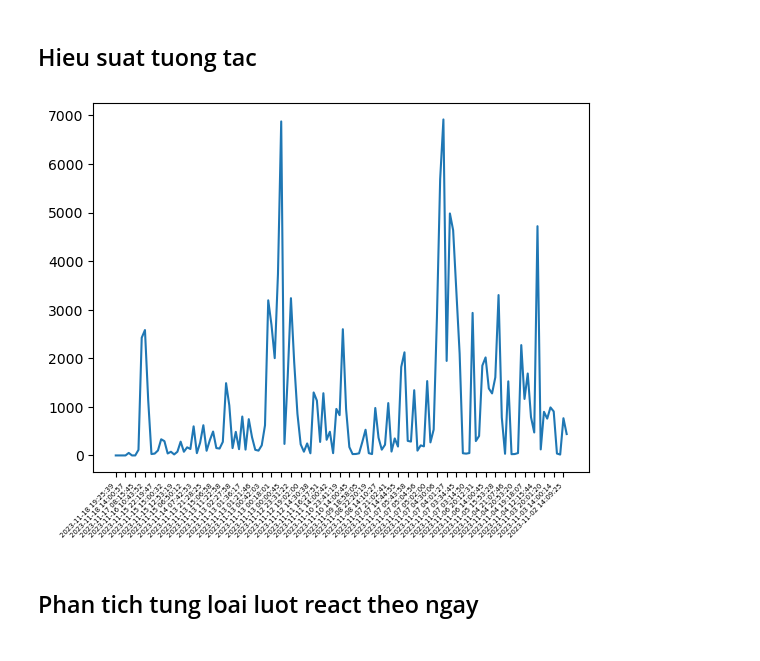
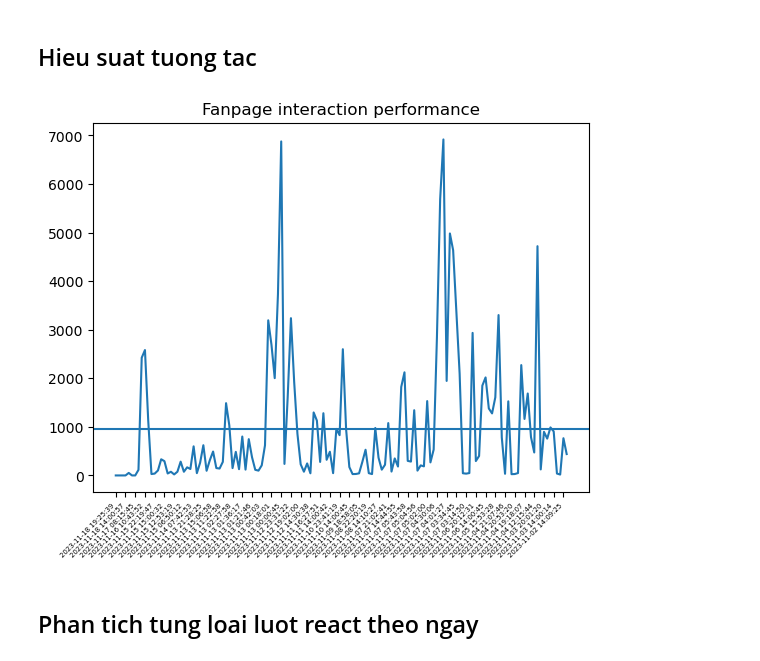
Before and after one commit to DUNGTK2004/Final_Project_22022633, a Jupyter notebook: Analyze_data.ipynb, the cells around one changed output. Saved outputs shown, nothing was run; the diff lists cells and outputs as text; code cells hidden in the pictures.

```diff
--- a/Analyze_data.ipynb
+++ b/Analyze_data.ipynb
@@ -49,2 +49,3 @@ str = 'Chelsea'
 # %%
-raw_df[str] = raw_df.post_text.str.contains(str)
+raw_df_chelsea = raw_df
+raw_df_chelsea[str_values] = raw_df.post_text.str.contains(str)
@@ -284,14 +304,16 @@ Text(0, 0.5, 'The number of posts')
 # %%
 #Bieu do the hien hieu suat tuong tacbcua cac bai dang theo thoi gian tu xa ngay hien tai den hien tai
 from matplotlib import pyplot as plt
 import matplotlib
 matplotlib.rc('xtick', labelsize=5) # thay doi font chu cua cac nhan truc x
 plt.plot(time, y)
+plt.axhline(y=np.nanmean(y))
 plt.xticks(np.arange(0, len(time) + 1,3))
 plt.xticks(rotation=45, ha='right')
+plt.title("Fanpage interaction performance")
 plt.show()
 # %% [output]
-[figure, old version]
+[figure, new version]
 # %%
 # cho nay phan tich cac ngay co luot reaction cao
 # %% [markdown]
```
Also changed, not shown: parts of 23 cells of this notebook, 3 other files.
